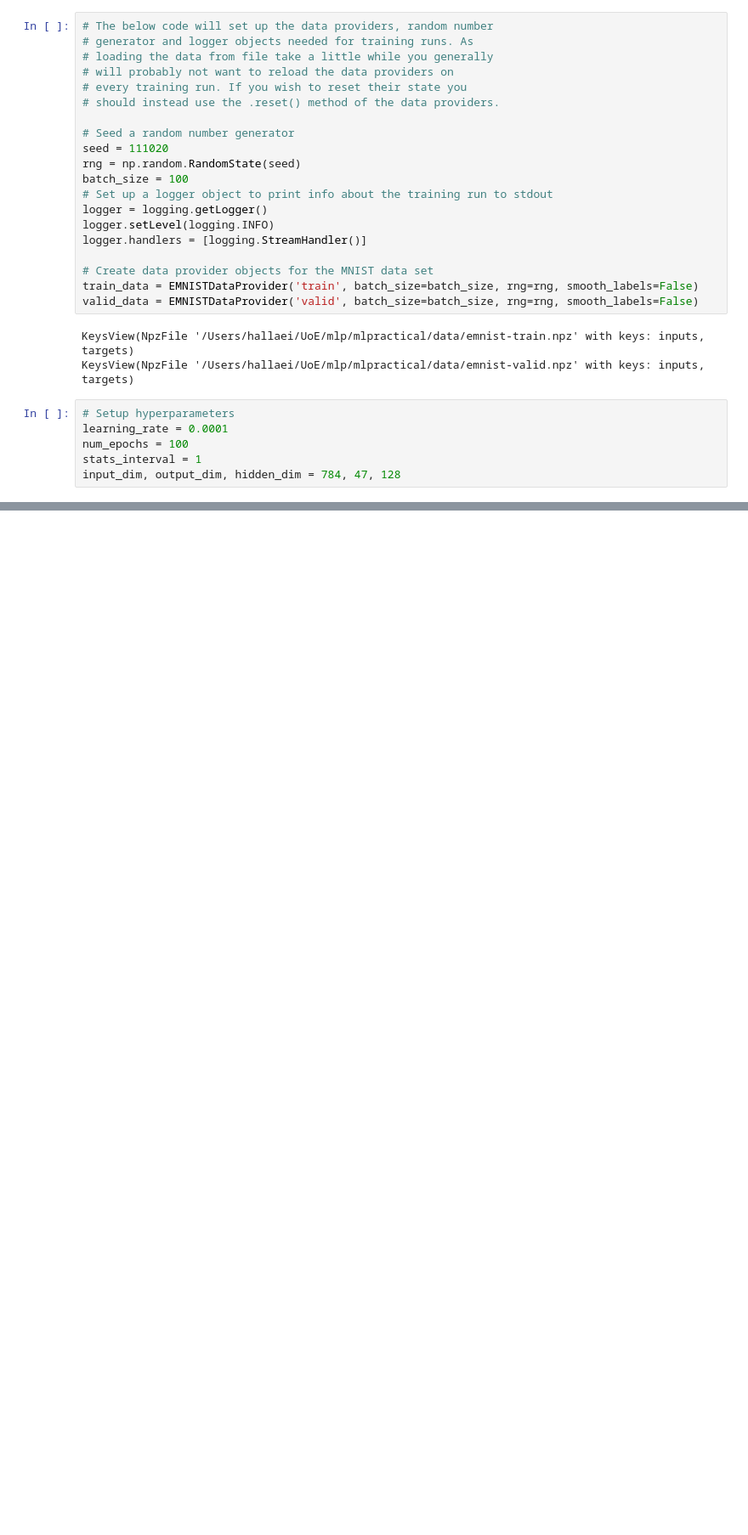
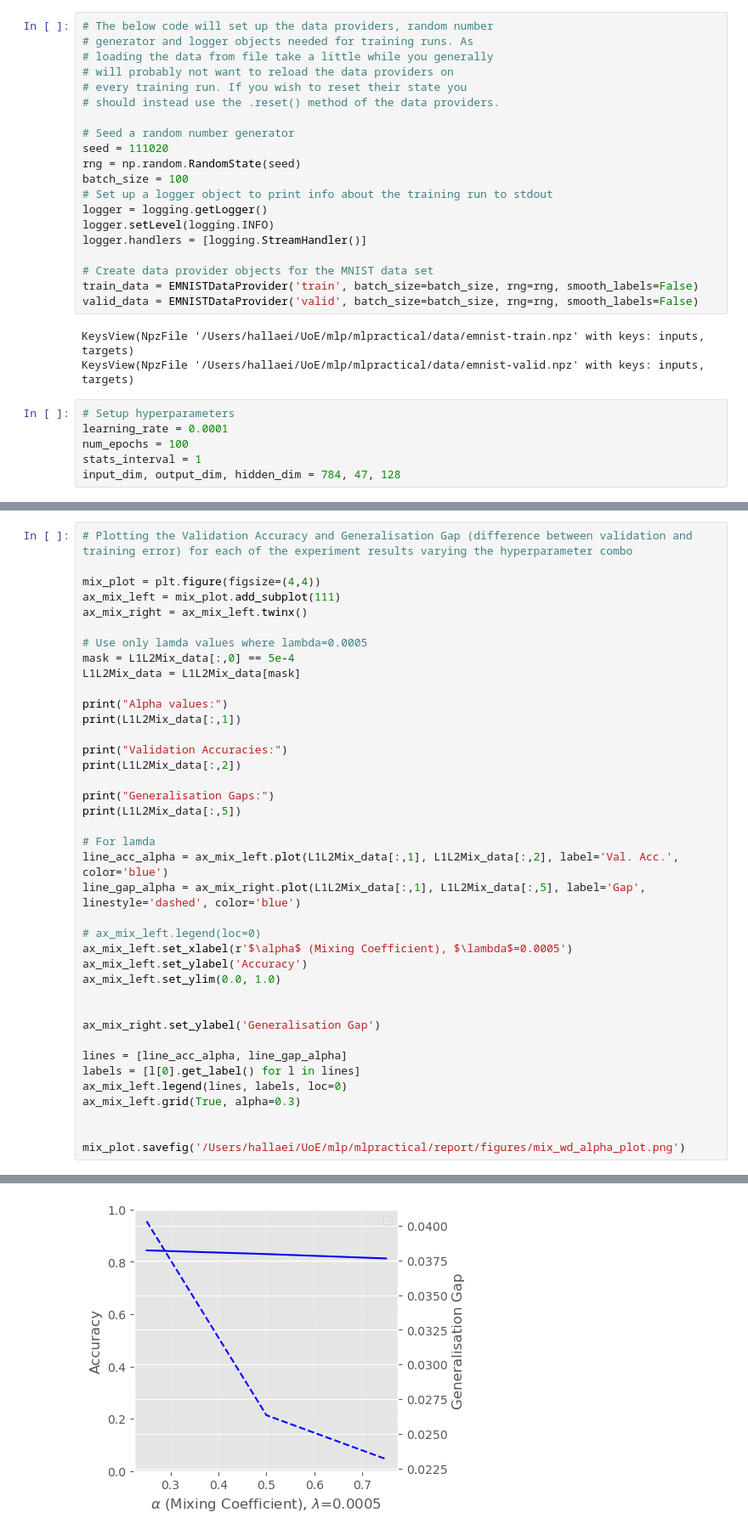
Before and after one commit to hallaemilia/mlpractical, a Jupyter notebook: notebooks/L1L2MixedExperiments.ipynb, the cells around one changed output, grey strips where cells are left out. Shown at 85% size. Saved outputs shown, nothing was run; the diff lists cells and outputs as text; blank space fills up the shorter version.

```diff
--- a/notebooks/L1L2MixedExperiments.ipynb
+++ b/notebooks/L1L2MixedExperiments.ipynb
@@ -131,0 +202,40 @@ with open('/Users/hallaei/UoE/mlp/mlpractical/data/emnist_l1l2_mixing_stats.pkl'
+# %%
+# Plotting the Validation Accuracy and Generalisation Gap (difference between validation and training error) for each of the experiment results varying the hyperparameter combo
+
+mix_plot = plt.figure(figsize=(4,4))
+ax_mix_left = mix_plot.add_subplot(111)
+ax_mix_right = ax_mix_left.twinx()
+
+# Use only lamda values where lambda=0.0005
+mask = L1L2Mix_data[:,0] == 5e-4
+L1L2Mix_data = L1L2Mix_data[mask]
+
+print("Alpha values:")
+print(L1L2Mix_data[:,1])
+
+print("Validation Accuracies:")
+print(L1L2Mix_data[:,2])
+
+print("Generalisation Gaps:")
+print(L1L2Mix_data[:,5])
+
+# For lamda
+line_acc_alpha = ax_mix_left.plot(L1L2Mix_data[:,1], L1L2Mix_data[:,2], label='Val. Acc.', color='blue')
+line_gap_alpha = ax_mix_right.plot(L1L2Mix_data[:,1], L1L2Mix_data[:,5], label='Gap', linestyle='dashed', color='blue')
+
+# ax_mix_left.legend(loc=0)
+ax_mix_left.set_xlabel(r'$\alpha$ (Mixing Coefficient), $\lambda$=0.0005')
+ax_mix_left.set_ylabel('Accuracy')
+ax_mix_left.set_ylim(0.0, 1.0)
+
+
+ax_mix_right.set_ylabel('Generalisation Gap')
+
+lines = [line_acc_alpha, line_gap_alpha]
+labels = [l[0].get_label() for l in lines]
+ax_mix_left.legend(lines, labels, loc=0)
+ax_mix_left.grid(True, alpha=0.3)
+
+
+mix_plot.savefig('/Users/hallaei/UoE/mlp/mlpractical/report/figures/mix_wd_alpha_plot.png')
+# %% [output]
@@ -131,0 +251 @@ with open('/Users/hallaei/UoE/mlp/mlpractical/data/emnist_l1l2_mixing_stats.pkl'
+[figure, added]
```
Also changed, not shown: parts of 6 cells of this notebook, 15 other files.
